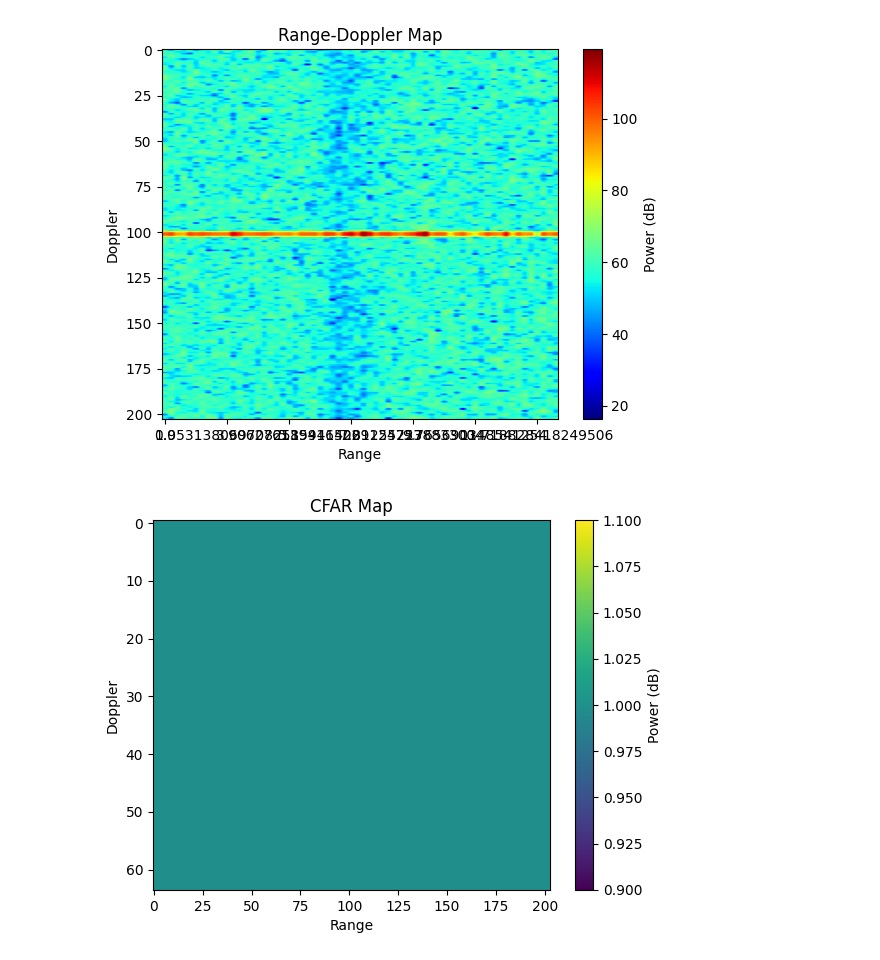
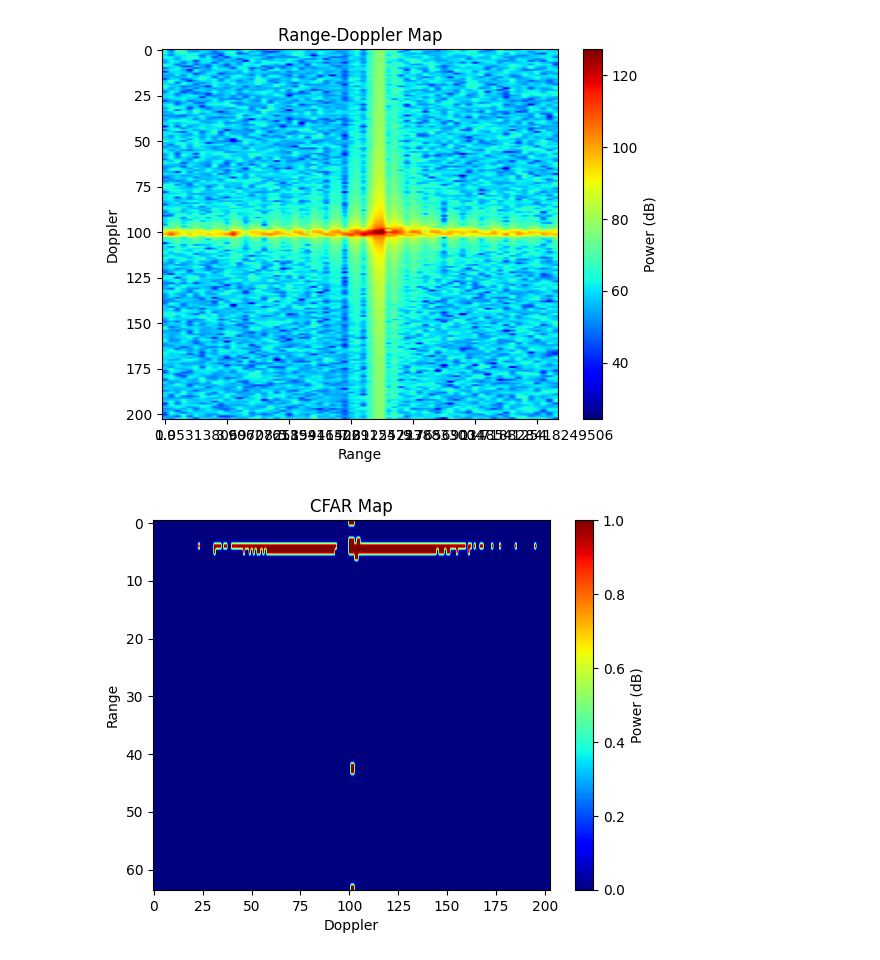
Before and after one commit to HarryPaniccc/4022S_code, a Jupyter notebook: range_doppler_notebook.ipynb, the cells around one changed output. Drawn from its saved outputs; the diff is of its cells as text; code cells hidden in the pictures.

Commit message:
Some form of CFAR is working

```diff
--- a/range_doppler_notebook.ipynb
+++ b/range_doppler_notebook.ipynb
@@ -41,6 +41,7 @@ def range_doppler_map(hdf5_file_path, frame, range_bin_size, make_map):
 
     plotted_fftd_frame_data = range_doppler_sum(fftd_frame_data)
 
+    plotted_fftd_frame_data=np.flip(plotted_fftd_frame_data, 0)
 #    print(plotted_fftd_frame_data.shape)
     if make_map:
         plt.figure()
@@ -51,7 +52,7 @@ def range_doppler_map(hdf5_file_path, frame, range_bin_size, make_map):
         plt.colorbar(label='Power (dB)')
         # Get current y-ticks and labels
         y_ticks = plt.gca().get_yticks()
-        plt.gca().set_yticklabels(y_ticks[::-1]*range_bin_size) #TODO: How the fuck do I make it so that zero is AT ZERO
+        plt.gca().set_yticklabels(y_ticks[::1]*range_bin_size) #TODO: Figure out how to relabel the data, not just the ticks
 
         #plt.ylim(0, )
         plt.show()
@@ -62,9 +63,11 @@ moving_back_test = h5py.File('../4022S_data/undergrad_testset/Experiment_moving_
 one_meter_centre_test = h5py.File('../4022S_data/undergrad_testset/Experiment_stationary_target_1m_1_data.hdf5','r')
 two_meter_centre_test = h5py.File('../4022S_data/undergrad_testset/Experiment_stationary_target_2m_1_data.hdf5','r')
 
-test_in_question = one_meter_centre_test
+test_in_question = moving_back_test
+#test_in_question = two_meter_centre_test
 
 freq_slope_const, number_of_samples_per_chirp, sample_rate, Tdata, bandwidth, range_bin_size = get_measurement_parameters(test_in_question)
 
+
 range_doppler_data = range_doppler_map(test_in_question, '50', range_bin_size, 1)
 # %% [output]
@@ -72,7 +75,7 @@ range_doppler_data = range_doppler_map(test_in_question, '50', range_bin_size, 1
 # %%
 # Trying a homemade range-doppler map - can ignore this
 target_frame = 'Sensors/TI_Radar/Data/Frame_0'
-frame_data = f[f'{target_frame}/frame_data']#[:,:,0]
+frame_data = test_in_question[f'{target_frame}/frame_data']#[:,:,0]
 
 window = np.tile(np.hanning(frame_data.shape[1])[np.newaxis, :, np.newaxis], (frame_data.shape[0], 1, frame_data.shape[2]))
 
@@ -81,8 +84,10 @@ after_slow_time_fft = fftshift(fft(after_fast_time_fft, after_fast_time_fft.shap
 
 #Normalize to dB
 
+range_doppler_map_diy = np.rot90(20 * np.log10(np.abs(after_slow_time_fft)), 3)
+
 plt.figure()
-plt.imshow(np.rot90(20 * np.log10(np.abs(after_slow_time_fft)), 3), aspect='auto', cmap='jet')
+plt.imshow(range_doppler_map_diy, aspect='auto', cmap='jet')
 #plt.imshow(20 * np.log10(np.abs(after_slow_time_fft)), aspect='auto', cmap='jet')
 plt.title('Range-Doppler Map')
 x_ticks = plt.gca().get_xticks()
@@ -93,18 +98,22 @@ plt.ylabel('Doppler')
 plt.colorbar(label='Power (dB)')
 plt.show()
 # %% [output]
-[figure, old version]
+[figure, new version]
 # %%
-cfar_output = cfar(range_doppler_data, 4, 4, 4, 4, 2, 1900) # TODO inspect and see how to determine this
+#cfar_output = cfar(np.abs(after_slow_time_fft), 15, 5, 15, 5, 1e-5,0) # TODO inspect and see how to determine this
+cfar_output = cfar((10**(range_doppler_data/20)), 10, 10, 1, 1, 1e-4,0)
+
+
 
 plt.figure()
-plt.imshow(cfar_output, aspect='auto')
+plt.imshow(cfar_output, aspect='auto', cmap='jet')
 #plt.imshow(20 * np.log10(np.abs(after_slow_time_fft)), aspect='auto', cmap='jet')
 plt.title('CFAR Map')
 
-plt.xlabel('Range')
-plt.ylabel('Doppler')
+plt.xlabel('Doppler')
+plt.ylabel('Range')
 plt.colorbar(label='Power (dB)')
+
 plt.show()
 # %% [output]
-[figure, old version]
+[figure, new version]
```
Also changed, not shown: parts of 1 cell of this notebook, 1 other file.
